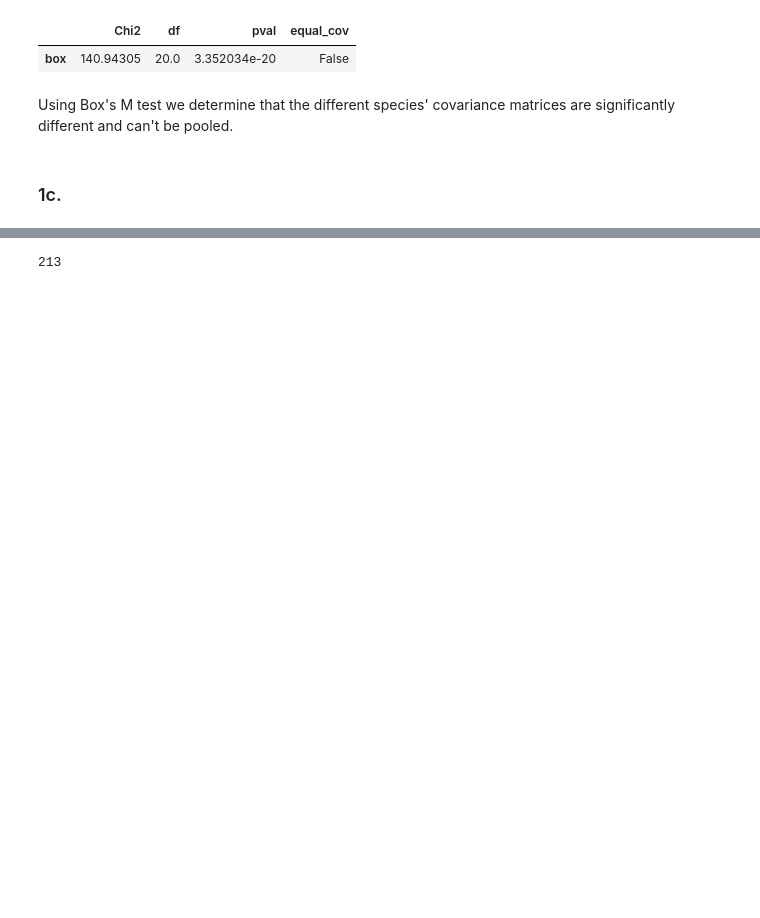
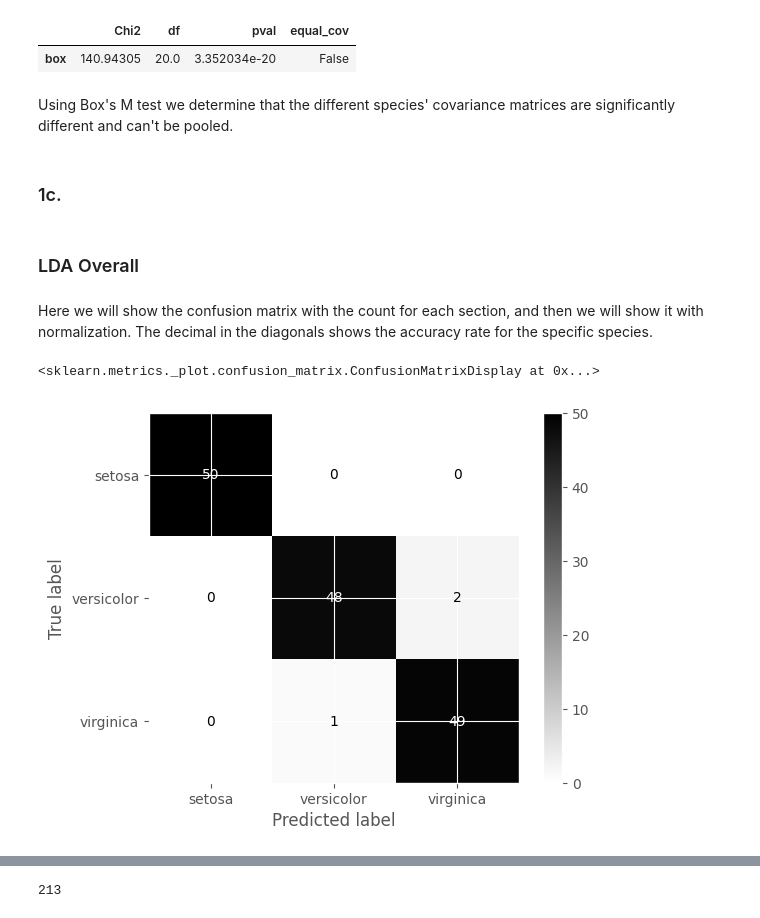
Before and after one commit to sethbeckett/lda-qda, a Jupyter notebook: hw2.ipynb, the cells around one changed output, grey strips where cells are left out. Drawn from its saved outputs; the diff is of its cells as text; code cells hidden in the pictures; blank space fills up the shorter version.

```diff
--- a/hw2.ipynb
+++ b/hw2.ipynb
@@ -148,0 +145,19 @@ qda = QuadraticDiscriminantAnalysis()
+# %%
+lda = LinearDiscriminantAnalysis()
+qda = QuadraticDiscriminantAnalysis()
+cv = LeaveOneOut()
+
+X_iris = iris.iloc[:,:4]
+y_iris = iris.iloc[:,4]
+# %% [markdown]
+### LDA Overall
+# %%
+# get the y_predictions using leave one out cross validation, use to build confusion matrix
+y_pred_lda = cross_val_predict(lda, X_iris, y_iris, cv=cv)
+# %% [markdown]
+Here we will show the confusion matrix with the count for each section, and then we will show it with normalization. The decimal in the diagonals shows the accuracy rate for the specific species.
+# %%
+ConfusionMatrixDisplay.from_predictions(y_iris, y_pred_lda, cmap="binary")
+# %% [output]
+<sklearn.metrics._plot.confusion_matrix.ConfusionMatrixDisplay at 0x...>
+[figure, added]
```
Also changed, not shown: parts of 48 cells of this notebook.
